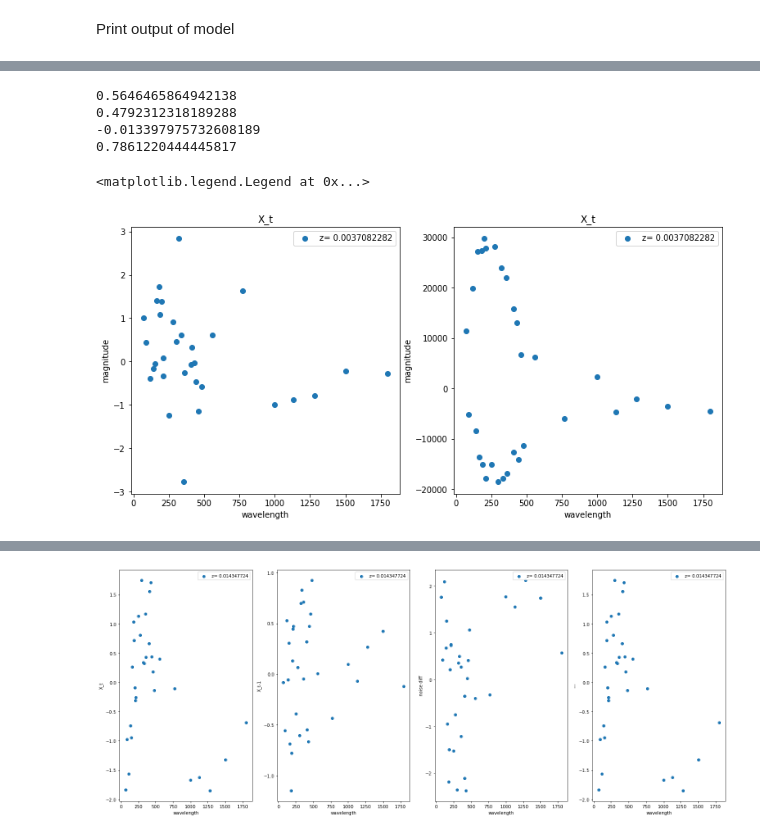
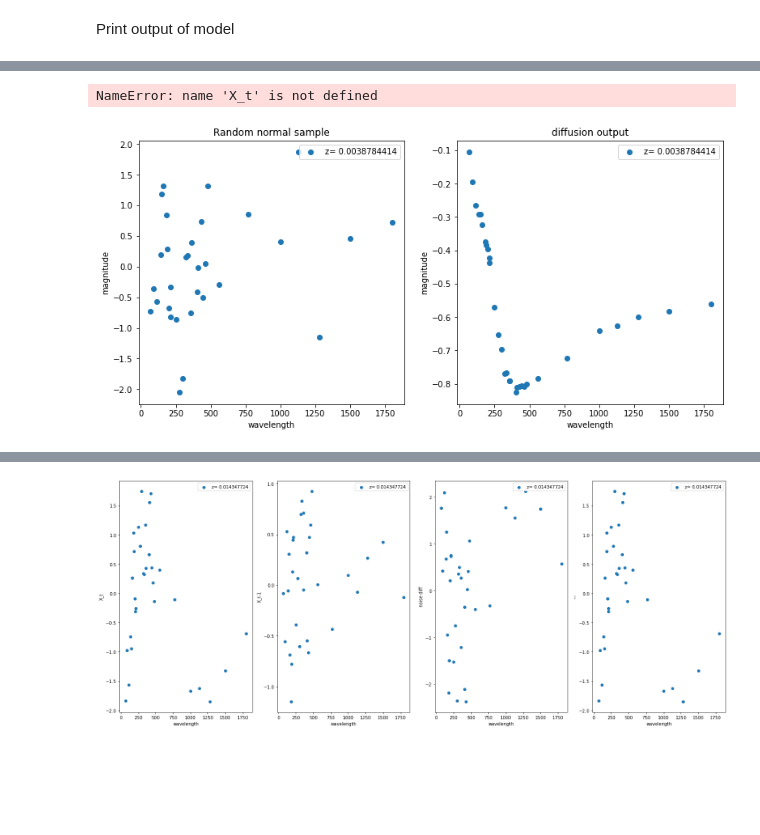
Before and after one commit to smoffe1604/BSc, a Jupyter notebook: main.ipynb, the cells around one changed output, grey strips where cells are left out. Cells and saved outputs as stored; diff of their text form; code cells hidden in the pictures; blank space fills up the shorter version.

```diff
--- a/main.ipynb
+++ b/main.ipynb
@@ -48,7 +54,7 @@ import pickle
 # %% [markdown]
 Unpacking the data
 # %%
-with open('../data/sampled_filters_train.pkl', 'rb') as f:
+with open('data/sampled_filters_train.pkl', 'rb') as f:
     data = pickle.load(f)
 # %%
 wavelengths = data['wavelengths']
@@ -208,6 +273,3 @@ def print_metaData(n, batch_size):
     print(n, batch_size)
 # %% [markdown]
 Define model
-# %%
-model = UNet().double().to(device)
-model.parameters()
@@ -216,3 +276,10 @@ model.parameters()
+# %%
+model_big = BigUNet().double().to(device)
+model_medBig = MedBigUNet().double().to(device)
+model_medium = MediumUNet().double().to(device)
+model_small = SmallUNet().double().to(device)
+modelList = [model_big, model_medBig, model_medium, model_small]
+modelNames = ["model_big", "model_medBig", "model_medium", "model_small"]
 # %% [markdown]
 Training
 # %%
@@ -301,0 +343,17 @@ UNet(
+# %%
+n = 64000
+batch_size = 64
+epochs = 1
+for name, model in zip(modelNames, modelList):
+    print("#####################################")
+    print("n: ", n)
+    print("batch_size: ", batch_size)
+    print("Epochs: ", epochs)
+    print("model: ", model)
+
+    running_loss_arr = train_model(model, n = n, batch_size = batch_size, EPOCHS = epochs)
+
+    torch.save(model.state_dict(), 'output/model_param_' + name + '.pt')
+    df_loss = pd.DataFrame({"time": running_loss_arr.reshape(-1, 2).transpose()[0], "loss": running_loss_arr.reshape(-1, 2).transpose()[1]})
+    df_loss.to_csv('output/losses' + name + '.csv', index = False)
+    print("#####################################")
@@ -387,10 +463,7 @@ print(np.std(X_t))
 print(np.mean(np.random.multivariate_normal(mu, sigma)))
 print(np.std(np.random.multivariate_normal(mu, sigma)))
 # %% [output]
-0.5646465864942138
-0.4792312318189288
--0.013397975732608189
-0.7861220444445817
+NameError: name 'X_t' is not defined
 # %%
 def denoise(X, T = 100):
     X = torch.tensor(X).unsqueeze(0).unsqueeze(0).to(device)
@@ -401,25 +474,26 @@ def denoise(X, T = 100):
 # %%
 mu, sigma = np.zeros(31), np.identity(31)
 X_t = np.random.multivariate_normal(mu, sigma)
 X_t_denoise = denoise(X_t).cpu().detach()
 
 plt.figure(figsize= (20, 6))
 
 plt.subplot(1, 3, 1)
-plt.title('X_t')
+plt.title('Random normal sample')
 plt.scatter(filter_wls, X_t, label = "z= "+str(z[p1,0]))
 plt.ylabel("magnitude")
 #plt.ylim(30,10)
 plt.xlabel("wavelength")
 plt.legend()
 
 plt.subplot(1, 3, 2)
-plt.title('X_t')
+plt.title('diffusion output')
 plt.scatter(filter_wls, X_t_denoise, label = "z= "+str(z[p1,0]))
 plt.ylabel("magnitude")
 #plt.ylim(30,10)
 plt.xlabel("wavelength")
 plt.legend()
+
+plt.savefig('data/foo.png')
 # %% [output]
-<matplotlib.legend.Legend at 0x...>
-[figure, old version]
+[figure, new version]
```
Also changed, not shown: parts of 8 cells of this notebook.
